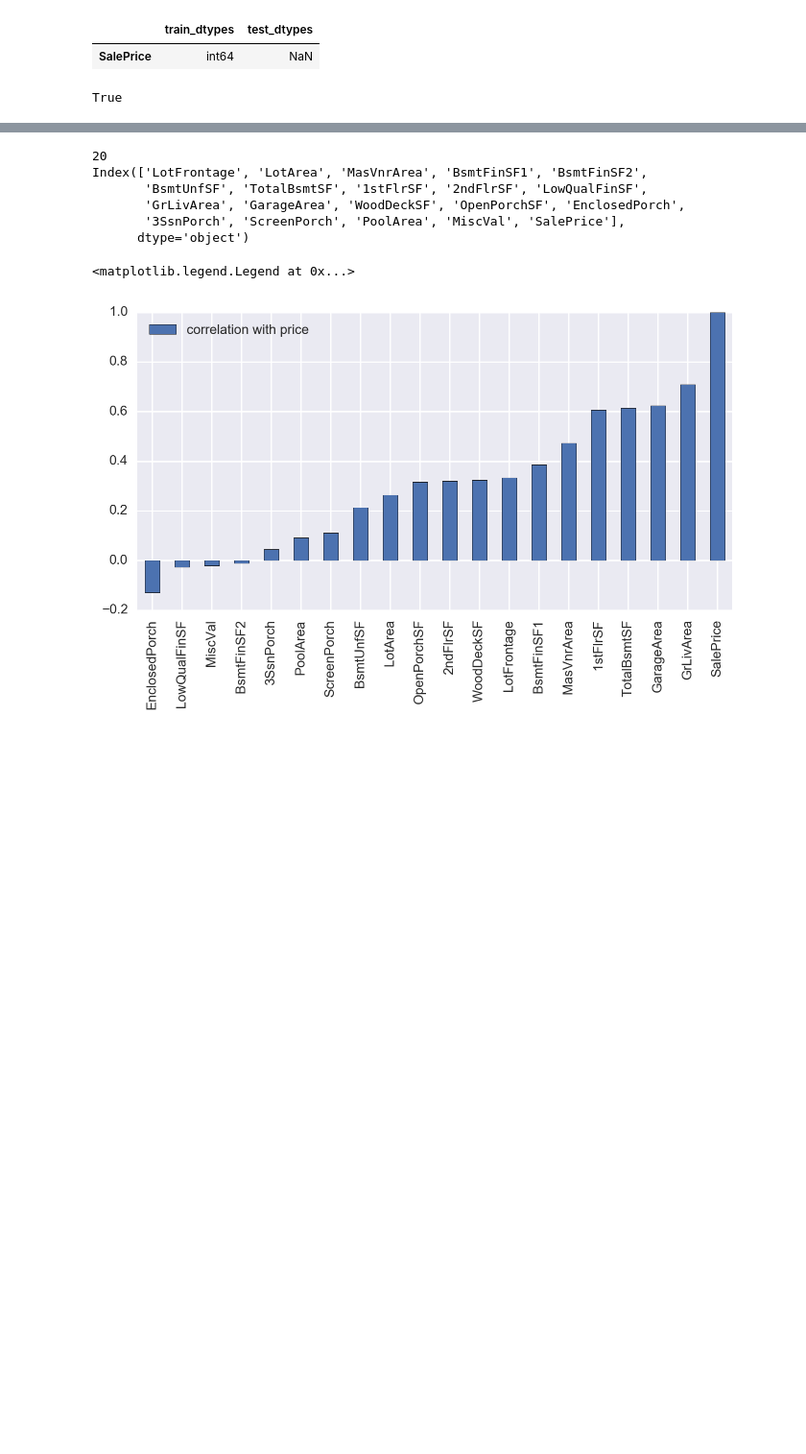
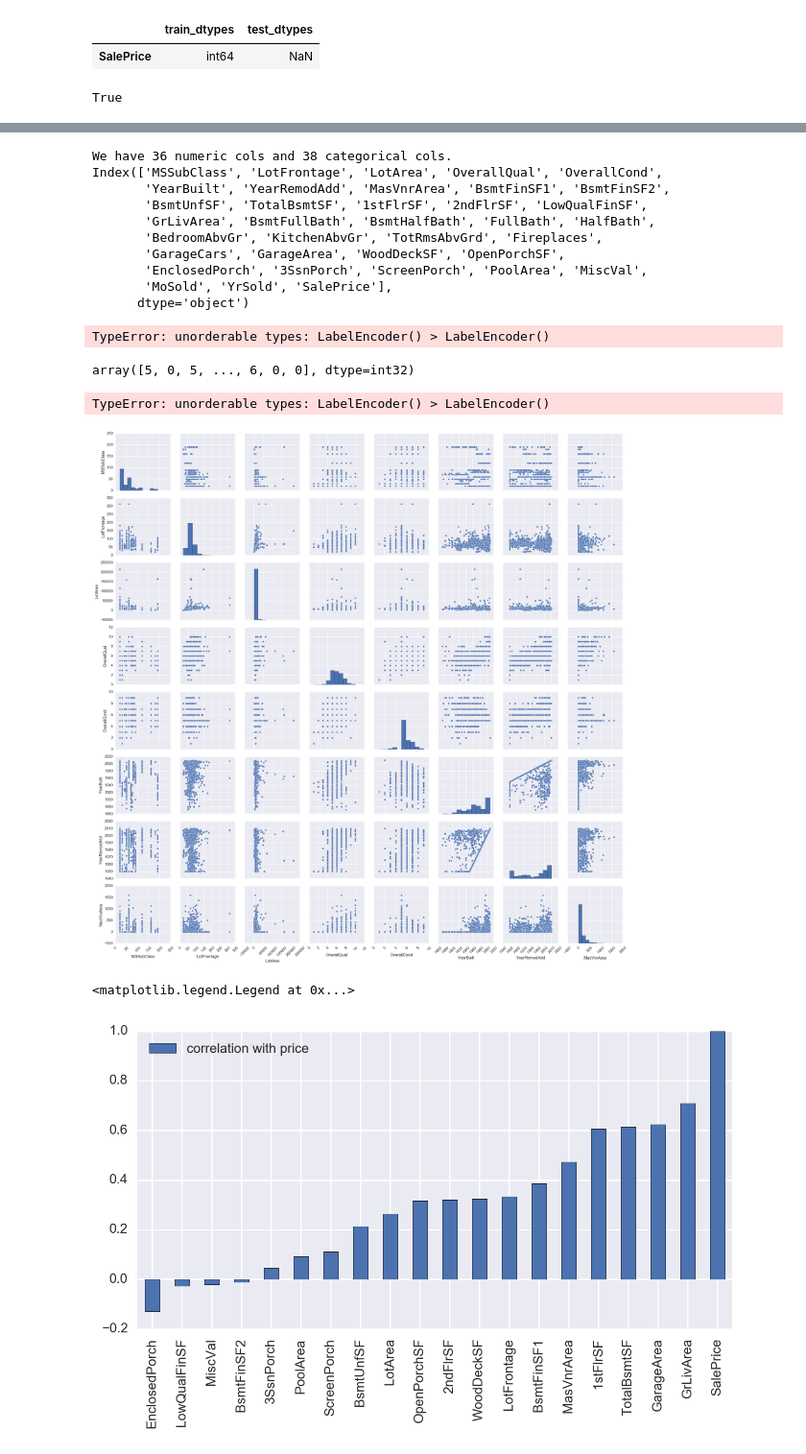
Before and after one commit to MiyainNYC/Rose, a Jupyter notebook: house_pred_ML/Explore.ipynb, the cells around one changed output, grey strips where cells are left out. Shown at 96% size. Cells and saved outputs as stored; diff of their text form; code cells hidden in the pictures; blank space fills up the shorter version.

```diff
--- a/house_pred_ML/Explore.ipynb
+++ b/house_pred_ML/Explore.ipynb
@@ -313,13 +315,14 @@ Index(['BsmtFinSF1', 'BsmtFinSF2', 'BsmtUnfSF', 'TotalBsmtSF', 'GarageCars',
 | GarageArea | int64 | object |
 | SalePrice | int64 | NaN |
 # %%
-for col in df_dtypes_diff.index[:4]:
+for col in df_dtypes_diff.index[:6]:
     train[col] = train[col].astype('float')
 train['GarageCars'] = train['GarageCars'].astype('float')
-train['GarageCars'] = train['GarageCars'].astype('str')
-test['GarageCars'] = test['GarageCars'].astype('str')
+#train['GarageCars'] = train['GarageCars'].astype('str')
+#test['GarageCars'] = test['GarageCars'].astype('str')
+test['GarageArea'] = test['GarageArea'].astype('float')
+train['GarageArea'] = train['GarageArea'].astype('float')
 
-test['GarageArea'] = test['GarageArea'].astype('float')
 # check
 df_dtypes0 = pd.DataFrame(train.dtypes,columns=['train_dtypes']).join(pd.DataFrame(test.dtypes,columns=['test_dtypes']))
 df_dtypes0.ix[df_dtypes0['train_dtypes'] != df_dtypes0['test_dtypes']]
@@ -387,12 +383,16 @@ df_dtypes = pd.DataFrame(train.dtypes,columns = ['dtypes'])
 numeric_cols = df_dtypes[df_dtypes['dtypes']!='object'].index
 cate_cols = df_dtypes[df_dtypes['dtypes']=='object'].index
 # %%
-print(len(numeric_cols))
+print("We have %d numeric cols and %d categorical cols." %(len(numeric_cols),len(cate_cols)))
 print(numeric_cols)
 # %% [output]
-20
-Index(['LotFrontage', 'LotArea', 'MasVnrArea', 'BsmtFinSF1', 'BsmtFinSF2',
+We have 36 numeric cols and 38 categorical cols.
+Index(['MSSubClass', 'LotFrontage', 'LotArea', 'OverallQual', 'OverallCond',
+       'YearBuilt', 'YearRemodAdd', 'MasVnrArea', 'BsmtFinSF1', 'BsmtFinSF2',
        'BsmtUnfSF', 'TotalBsmtSF', '1stFlrSF', '2ndFlrSF', 'LowQualFinSF',
-       'GrLivArea', 'GarageArea', 'WoodDeckSF', 'OpenPorchSF', 'EnclosedPorch',
-       '3SsnPorch', 'ScreenPorch', 'PoolArea', 'MiscVal', 'SalePrice'],
+       'GrLivArea', 'BsmtFullBath', 'BsmtHalfBath', 'FullBath', 'HalfBath',
+       'BedroomAbvGr', 'KitchenAbvGr', 'TotRmsAbvGrd', 'Fireplaces',
+       'GarageCars', 'GarageArea', 'WoodDeckSF', 'OpenPorchSF',
+       'EnclosedPorch', '3SsnPorch', 'ScreenPorch', 'PoolArea', 'MiscVal',
+       'MoSold', 'YrSold', 'SalePrice'],
       dtype='object')
@@ -401,8 +399,27 @@ preprocessing.StandardScaler().fit_transform(train['LotFrontage'])
+# %%
+le = preprocessing.LabelEncoder()
+for col in cate_cols:
+    train[col] = le.fit_transform(train[col])
+    test[col] = le.fit_transform(test[col])
+# %% [output]
+TypeError: unorderable types: LabelEncoder() > LabelEncoder()
+# %%
+le = preprocessing.LabelEncoder()
+le.fit_transform(train['MSSubClass'])
+# %% [output]
+array([5, 0, 5, ..., 6, 0, 0], dtype=int32)
+# %%
+train = cate_encoded(le,train,cate_cols)
+test = cate_encoded(le,test,cate_cols)
+# %% [output]
+TypeError: unorderable types: LabelEncoder() > LabelEncoder()
 # %%
-g = sns.pairplot(train[(['LotFrontage', 'LotArea', 'MasVnrArea', 'BsmtFinSF1', 'BsmtFinSF2',
-       'BsmtUnfSF', 'TotalBsmtSF', '1stFlrSF']), diag_kind="hist")
+g = sns.pairplot(train[(['MSSubClass', 'LotFrontage', 'LotArea', 'OverallQual', 'OverallCond',
+       'YearBuilt', 'YearRemodAdd', 'MasVnrArea'])], diag_kind="hist")
 for ax in g.axes.flat:
-    plt.setp(ax.get_xticklabels(), rotation=45)
+    plt.setp(ax.get_xticklabels(),rotation=45)
+# %% [output]
+[figure, added]
 # %%
 corr_price = dict()
 for col in numeric_cols:
```
Also changed, not shown: parts of 6 cells of this notebook.
